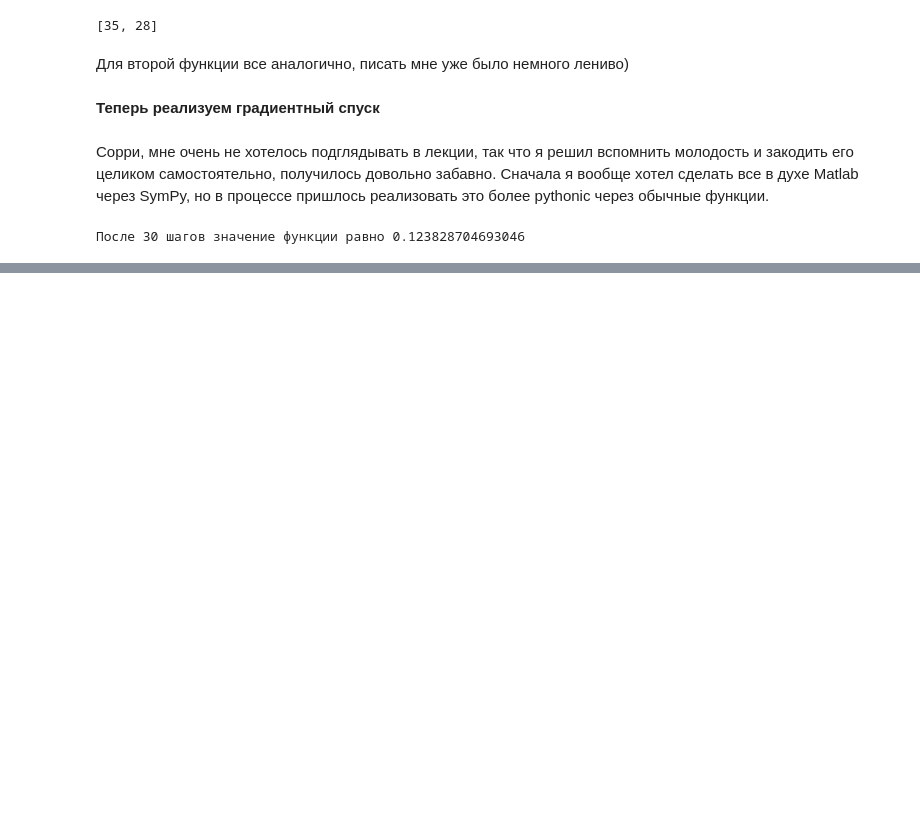
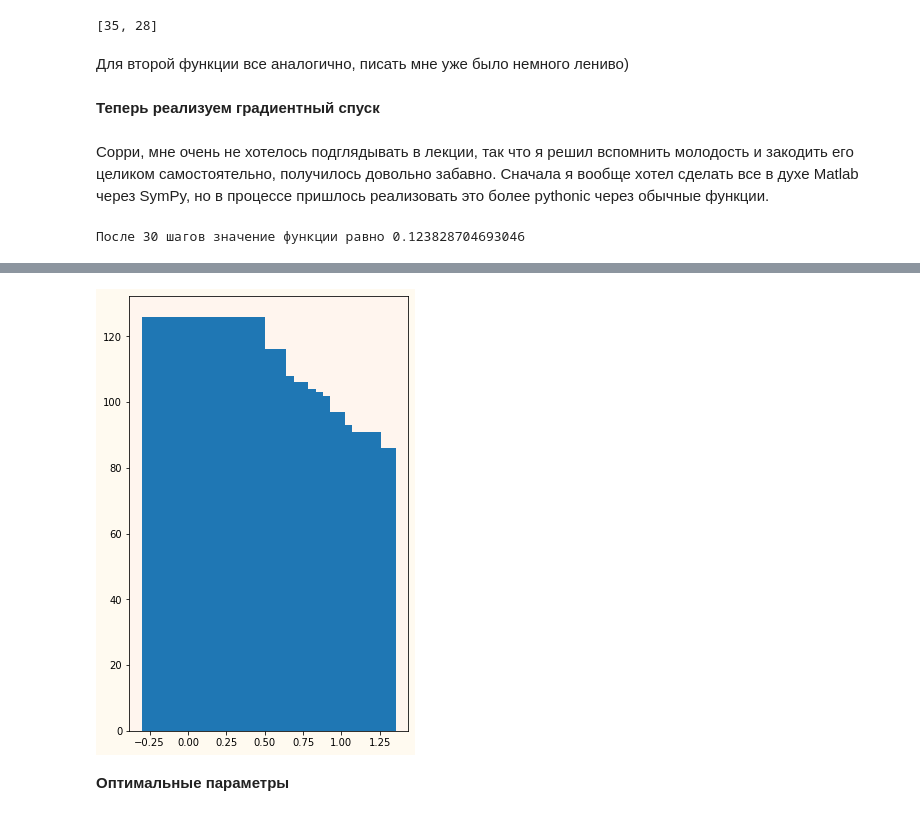
Before and after one commit to SperryUNIVAC/PYDA14, a Jupyter notebook: Math/math.ipynb, the cells around one changed output, grey strips where cells are left out. Cells and saved outputs as stored; diff of their text form; code cells hidden in the pictures; blank space fills up the shorter version.

```diff
--- a/Math/math.ipynb
+++ b/Math/math.ipynb
@@ -549,0 +688,15 @@ print(f'После {step_count} шагов значение функции ра
+# %%
+x = [CR[i] for i in range(0, len(F)-1)]
+fig, ax = plt.subplots()
+ax.bar(x, nit_list)
+
+ax.set_facecolor('seashell')
+fig.set_facecolor('floralwhite')
+fig.set_figwidth(5)    #  ширина Figure
+fig.set_figheight(8)    #  высота Figure
+
+plt.show()
+# %% [output]
+[figure, added]
+# %% [markdown]
+**Оптимальные параметры**
```
Also changed, not shown: parts of 26 cells of this notebook, 3 other files.
